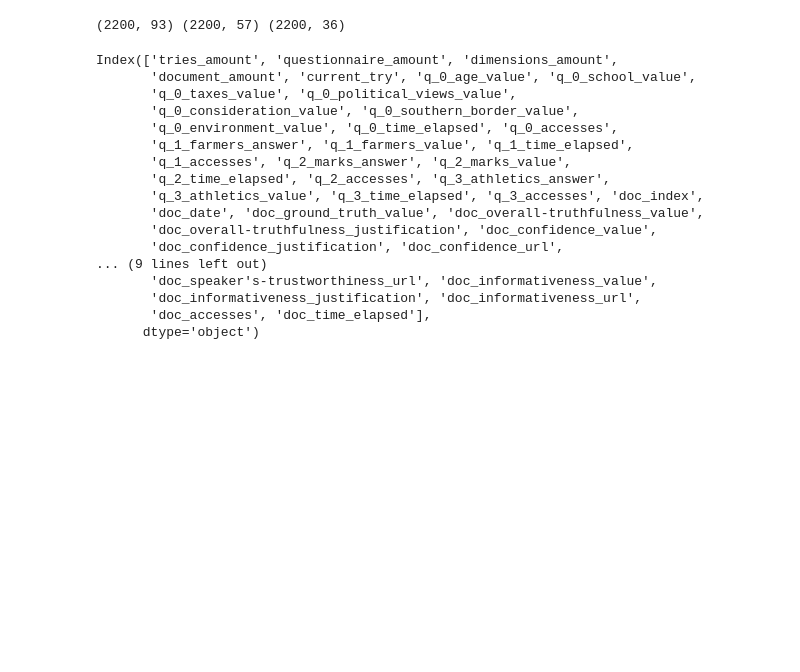
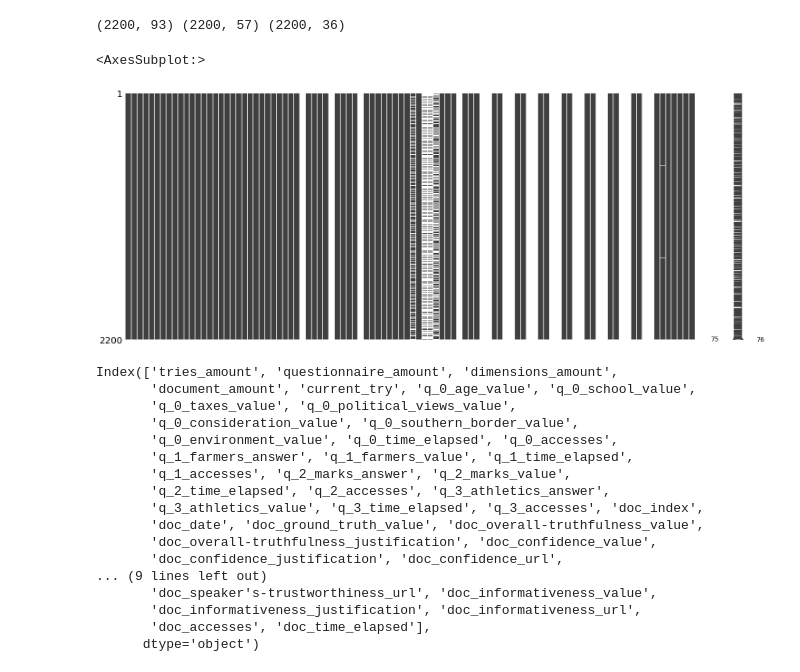
Before and after one commit to EyeofBeholder-NLeSC/play-around-sample-set, a Jupyter notebook: notebooks/IPM_data_cleansing.ipynb, the cells around one changed output. Drawn from its saved outputs; the diff is of its cells as text; code cells hidden in the pictures; blank space fills up the shorter version.

```diff
--- a/notebooks/IPM_data_cleansing.ipynb
+++ b/notebooks/IPM_data_cleansing.ipynb
@@ -12,6 +13,11 @@ categorical_features = df.select_dtypes(exclude=[np.number])
 print(df.shape, numeric_features.shape, categorical_features.shape)
 # %% [output]
 (2200, 93) (2200, 57) (2200, 36)
+# %%
+msno.matrix(df)
+# %% [output]
+<AxesSubplot:>
+[figure, added]
 # %%
 numeric_features.columns
 # %% [output]
```
Also changed, not shown: parts of 1 cell of this notebook.
